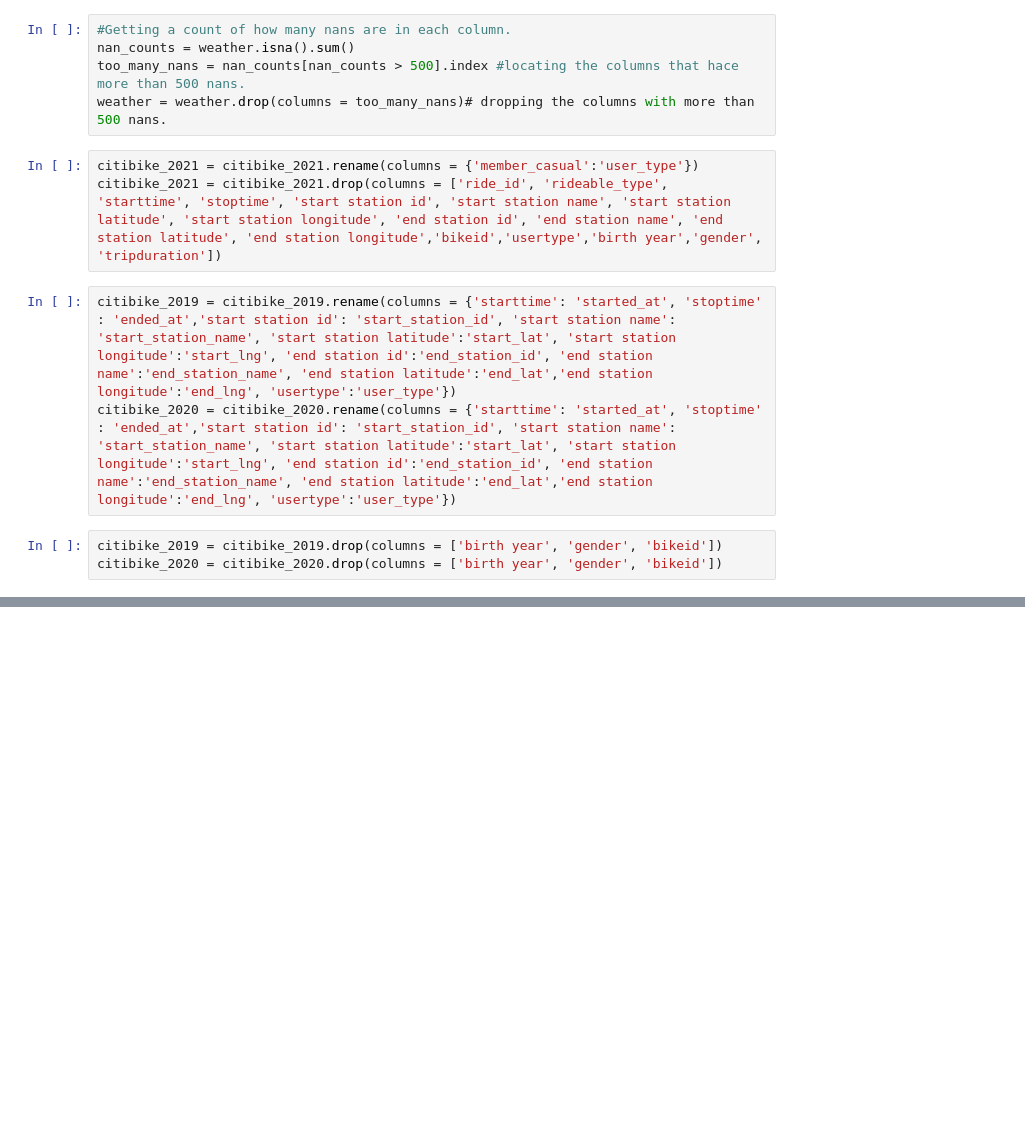
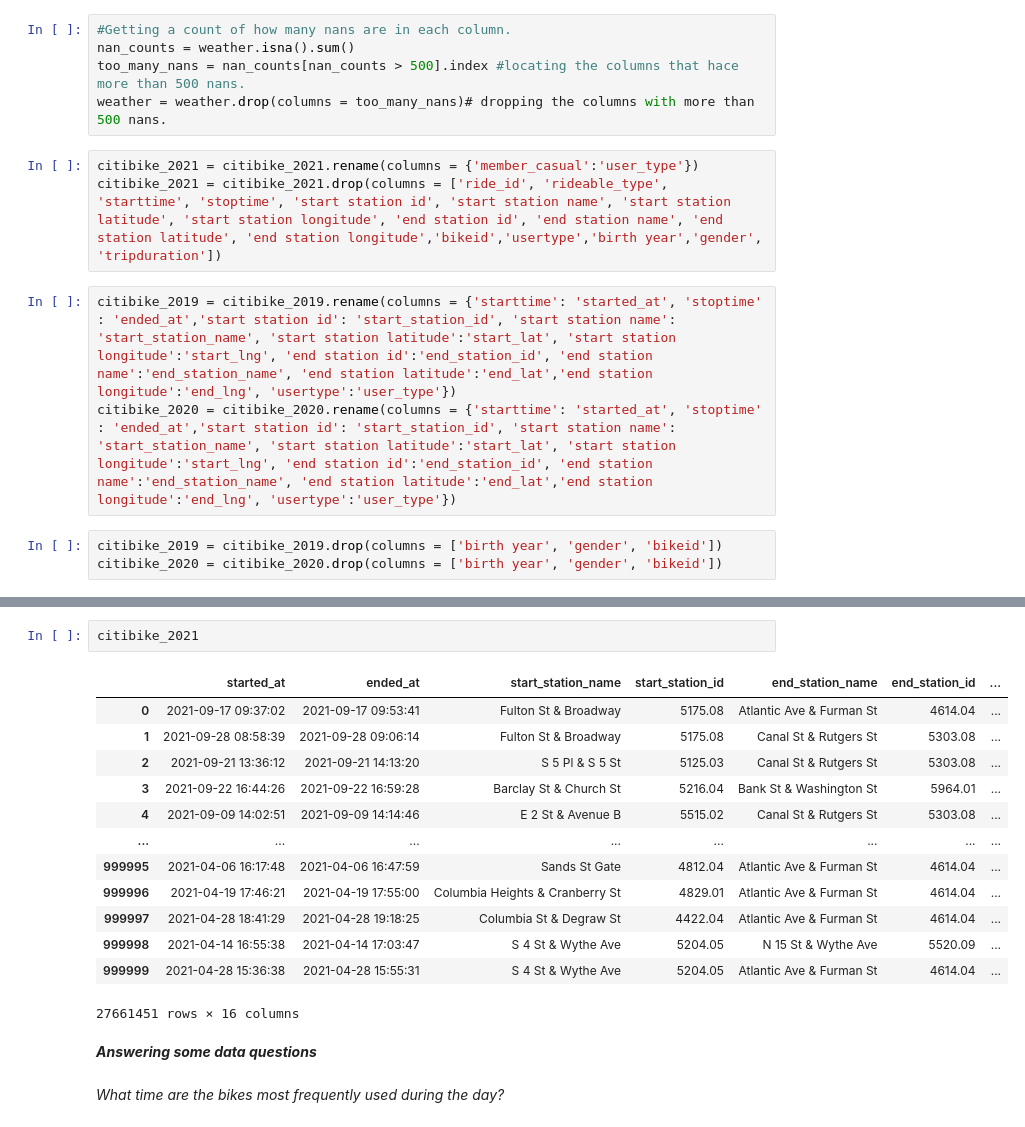
Before and after one commit to KagonDeans/citibikes, a Jupyter notebook: notebook/bike_cleaning_1.ipynb, the cells around one changed output, grey strips where cells are left out. Saved outputs shown, nothing was run; the diff lists cells and outputs as text; blank space fills up the shorter version.

```diff
--- a/notebook/bike_cleaning_1.ipynb
+++ b/notebook/bike_cleaning_1.ipynb
@@ -124,0 +113,20 @@ citibike_2019
+# %%
+citibike_2021
+# %% [output]
+|  | started_at | ended_at | start_station_name | start_station_id | end_station_name | end_station_id | ... |
+| 0 | 2021-09-17 09:37:02 | 2021-09-17 09:53:41 | Fulton St & Broadway | 5175.08 | Atlantic Ave & Furman St | 4614.04 | ... |
+| 1 | 2021-09-28 08:58:39 | 2021-09-28 09:06:14 | Fulton St & Broadway | 5175.08 | Canal St & Rutgers St | 5303.08 | ... |
+| 2 | 2021-09-21 13:36:12 | 2021-09-21 14:13:20 | S 5 Pl & S 5 St | 5125.03 | Canal St & Rutgers St | 5303.08 | ... |
+| 3 | 2021-09-22 16:44:26 | 2021-09-22 16:59:28 | Barclay St & Church St | 5216.04 | Bank St & Washington St | 5964.01 | ... |
+| 4 | 2021-09-09 14:02:51 | 2021-09-09 14:14:46 | E 2 St & Avenue B | 5515.02 | Canal St & Rutgers St | 5303.08 | ... |
+| ... | ... | ... | ... | ... | ... | ... | ... |
+| 999995 | 2021-04-06 16:17:48 | 2021-04-06 16:47:59 | Sands St Gate | 4812.04 | Atlantic Ave & Furman St | 4614.04 | ... |
+| 999996 | 2021-04-19 17:46:21 | 2021-04-19 17:55:00 | Columbia Heights & Cranberry St | 4829.01 | Atlantic Ave & Furman St | 4614.04 | ... |
+| 999997 | 2021-04-28 18:41:29 | 2021-04-28 19:18:25 | Columbia St & Degraw St | 4422.04 | Atlantic Ave & Furman St | 4614.04 | ... |
+| 999998 | 2021-04-14 16:55:38 | 2021-04-14 17:03:47 | S 4 St & Wythe Ave | 5204.05 | N 15 St & Wythe Ave | 5520.09 | ... |
+| 999999 | 2021-04-28 15:36:38 | 2021-04-28 15:55:31 | S 4 St & Wythe Ave | 5204.05 | Atlantic Ave & Furman St | 4614.04 | ... |
+27661451 rows × 16 columns
+# %% [markdown]
+***Answering some data questions***
+# %% [markdown]
+*What time are the bikes most frequently used during the day?*
```
Also changed, not shown: parts of 28 cells of this notebook.
